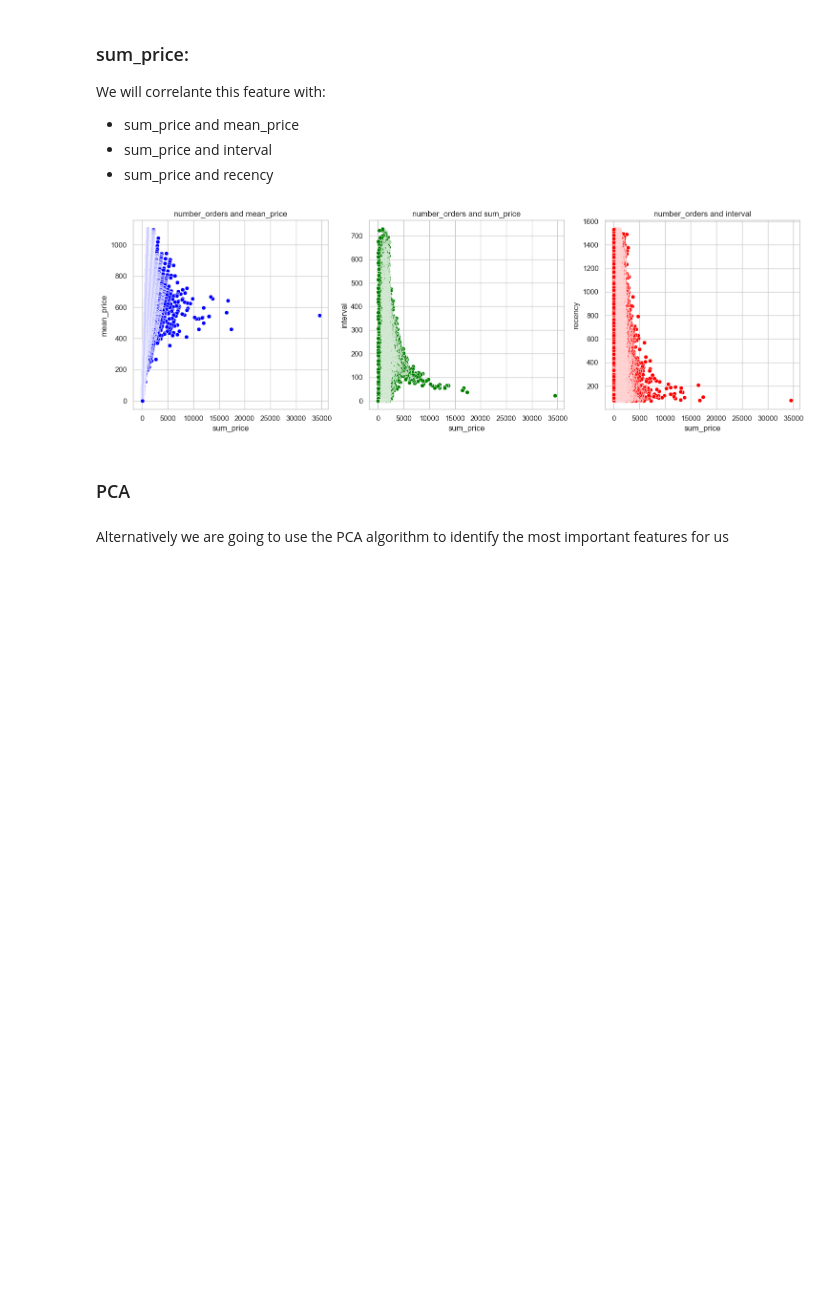
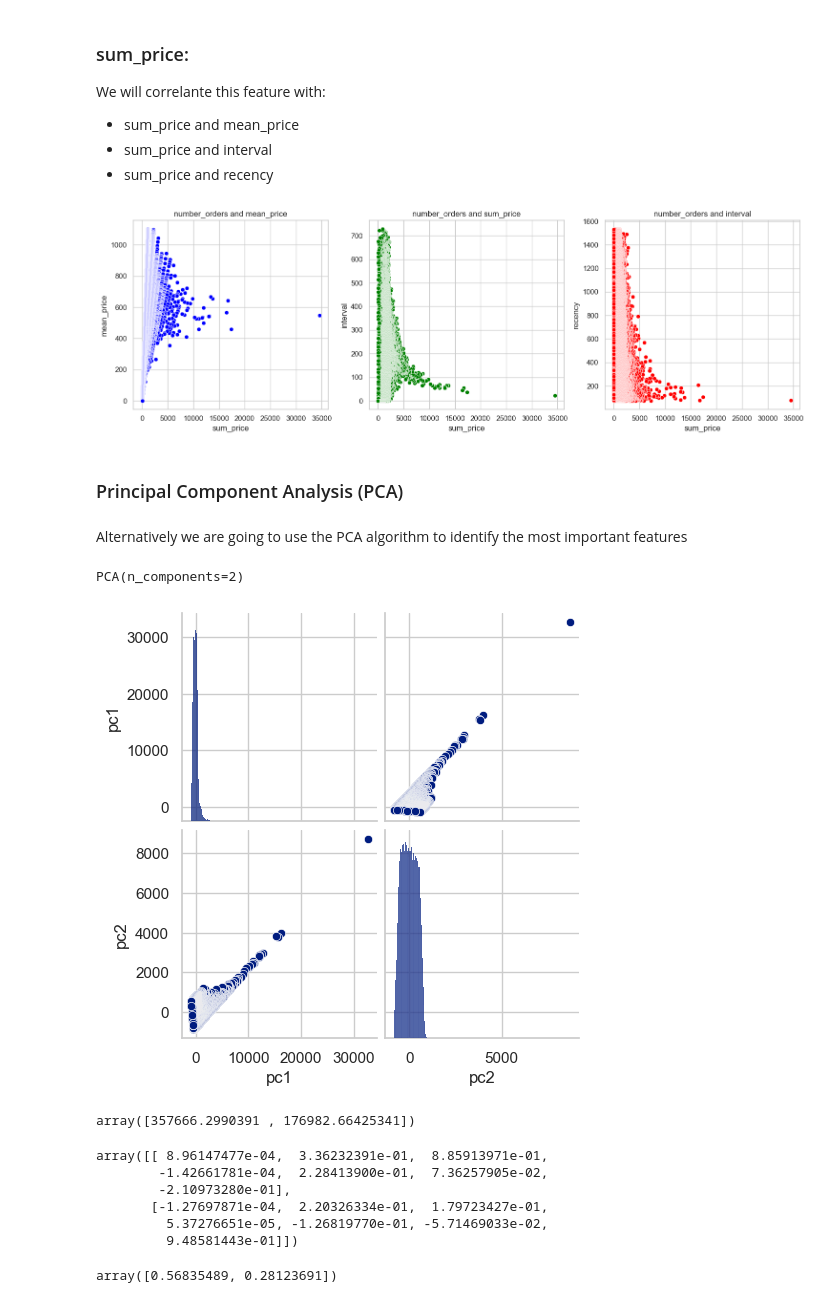
Before and after one commit to barbarafarah/clustering-clients, a Jupyter notebook: classifyng-customers.ipynb, the cells around one changed output. Cells and saved outputs as stored; diff of their text form; code cells hidden in the pictures; blank space fills up the shorter version.

```diff
--- a/classifyng-customers.ipynb
+++ b/classifyng-customers.ipynb
@@ -508,6 +551,6 @@ plt.show()
 # %% [output]
 [figure]
 # %% [markdown]
-### PCA
+### Principal Component Analysis (PCA)
 # %% [markdown]
-Alternatively we are going to use the PCA algorithm to identify the most important features for us
+Alternatively we are going to use the PCA algorithm to identify the most important features
@@ -514,3 +561,38 @@ Alternatively we are going to use the PCA algorithm to identify the most importa
+# %%
+# Instantiate the PCA object with 1 principal component
+pca = PCA(n_components=2)
+# %%
+pca.fit(X)
+# %% [output]
+PCA(n_components=2)
+# %%
+X = pca.transform(X)
+# %%
+new_df = pd. DataFrame (X, columns= ['pc1', 'pc2'])
+# %%
+sns.pairplot (
+    new_df, vars = ['pc1', 'pc2'],
+    diag_kind="hist")
+plt.show ()
+# %% [output]
+[figure, added]
+# %%
+pca.explained_variance_
+# %% [output]
+array([357666.2990391 , 176982.66425341])
+# %%
+pca.components_
+# %% [output]
+array([[ 8.96147477e-04,  3.36232391e-01,  8.85913971e-01,
+        -1.42661781e-04,  2.28413900e-01,  7.36257905e-02,
+        -2.10973280e-01],
+       [-1.27697871e-04,  2.20326334e-01,  1.79723427e-01,
+         5.37276651e-05, -1.26819770e-01, -5.71469033e-02,
+         9.48581443e-01]])
+# %%
+pca.explained_variance_ratio_
+# %% [output]
+array([0.56835489, 0.28123691])
 # %%
 df_clients.head()
 # %% [output]
```
Also changed, not shown: parts of 11 cells of this notebook.
